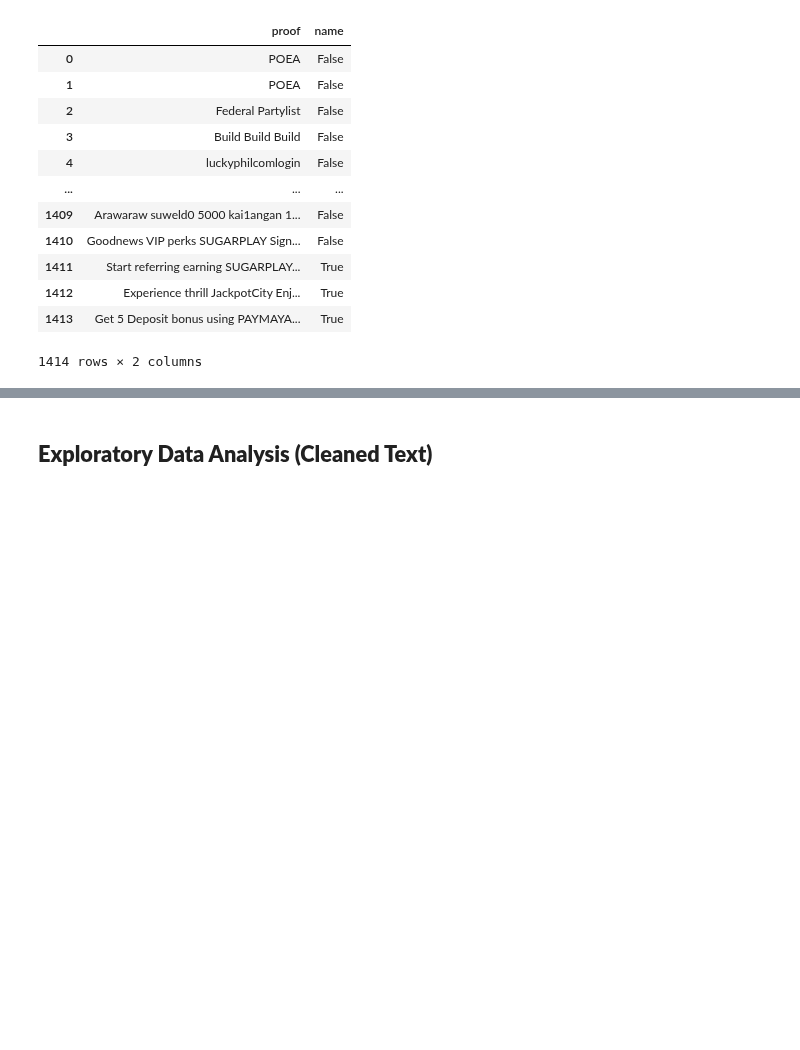
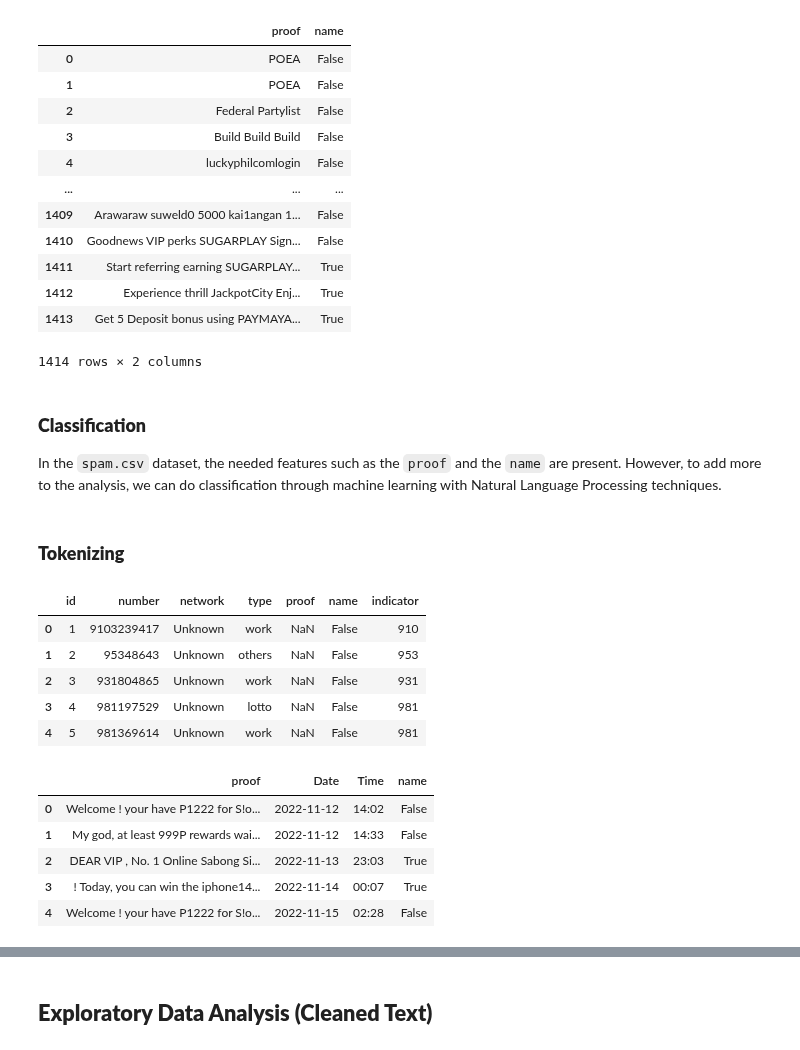
Before and after one commit to AGR-Yes/ScamMessagesPhilippines, a Jupyter notebook: PhilippineSpamSMS_Phase_2.ipynb, the cells around one changed output, grey strips where cells are left out. Cells and saved outputs as stored; diff of their text form; code cells hidden in the pictures; blank space fills up the shorter version.

Commit message:
Classification preparation

```diff
--- a/PhilippineSpamSMS_Phase_2.ipynb
+++ b/PhilippineSpamSMS_Phase_2.ipynb
@@ -67,0 +84,5 @@ proof.head()
+# %%
+dataset = "Processed Datasets\spam.csv"
+
+spam = pd.read_csv(dataset)
+spam.tail()
@@ -298,3 +328,24 @@ text_only['proof'] = text_only['proof'].apply(lambda x: ' '.join([word for word
 
 #removing single letters with regex
 text_only['proof'] = text_only['proof'].str.replace(r'\b[a-zA-Z]\b', '')
+# %% [markdown]
+### **Classification**
+
+In the `spam.csv` dataset, the needed features such as the `proof` and the `name` are present. However, to add more to the analysis, we can do classification through machine learning with Natural Language Processing techniques.
+# %% [markdown]
+### **Tokenizing**
+# %%
+display(select.head(), spam.head())
+# %% [output]
+|  | id | number | network | type | proof | name | indicator |
+| 0 | 1 | 9103239417 | Unknown | work | NaN | False | 910 |
+| 1 | 2 | 95348643 | Unknown | others | NaN | False | 953 |
+| 2 | 3 | 931804865 | Unknown | work | NaN | False | 931 |
+| 3 | 4 | 981197529 | Unknown | lotto | NaN | False | 981 |
+| 4 | 5 | 981369614 | Unknown | work | NaN | False | 981 |
+|  | proof | Date | Time | name |
+| 0 | Welcome ! your have P1222 for S!o... | 2022-11-12 | 14:02 | False |
+| 1 | My god, at least 999P rewards wai... | 2022-11-12 | 14:33 | False |
+| 2 | DEAR VIP , No. 1 Online Sabong Si... | 2022-11-13 | 23:03 | True |
+| 3 | ! Today, you can win the iphone14... | 2022-11-14 | 00:07 | True |
+| 4 | Welcome ! your have P1222 for S!o... | 2022-11-15 | 02:28 | False |
```
Also changed, not shown: parts of 16 cells of this notebook.
